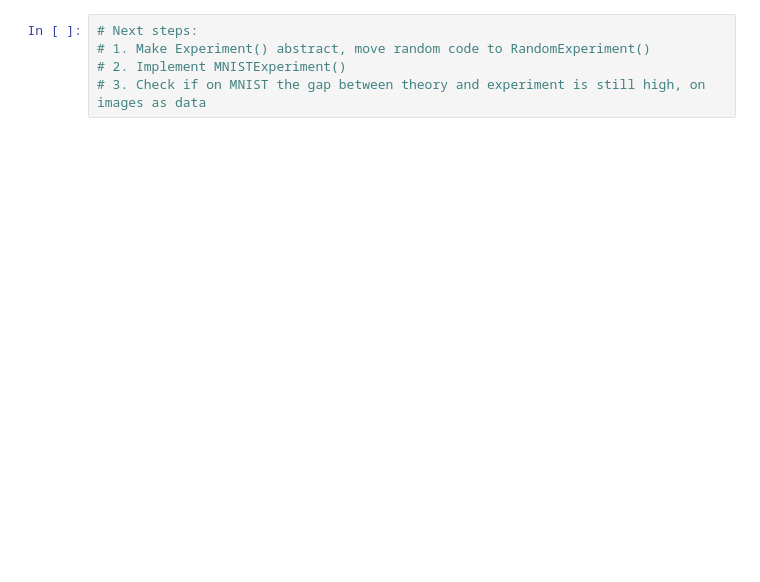
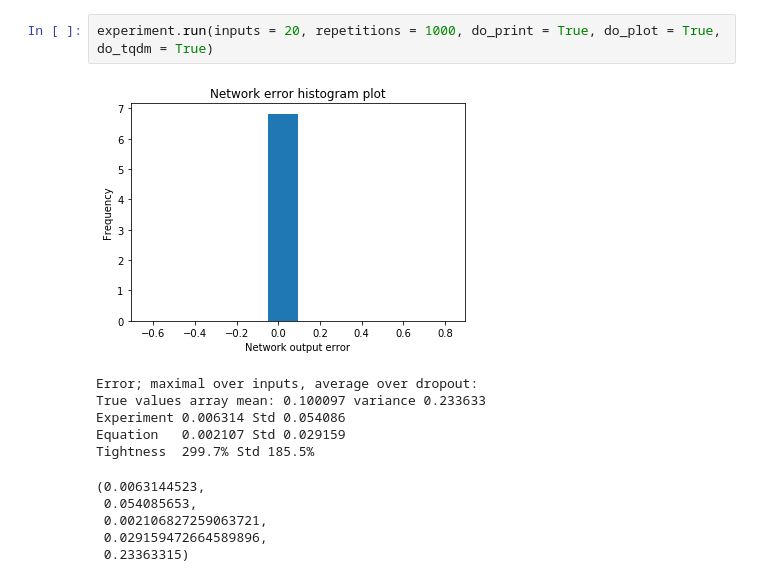
Before and after one commit to LPD-EPFL/nn-fault-tolerance, a Jupyter notebook: MNISTNet.ipynb, the cells around one changed output. Drawn from its saved outputs; the diff is of its cells as text; blank space fills up the shorter version.

```diff
--- a/MNISTNet.ipynb
+++ b/MNISTNet.ipynb
@@ -21,5 +44,14 @@ Tightness  2.0% Std 27.7%
-# %%
-# Next steps:
-# 1. Make Experiment() abstract, move random code to RandomExperiment()
-# 2. Implement MNISTExperiment()
-# 3. Check if on MNIST the gap between theory and experiment is still high, on images as data
+# %%
+experiment.run(inputs = 20, repetitions = 1000, do_print = True, do_plot = True, do_tqdm = True)
+# %% [output]
+[figure, added]
+Error; maximal over inputs, average over dropout:
+True values array mean: 0.100097 variance 0.233633
+Experiment 0.006314 Std 0.054086
+Equation   0.002107 Std 0.029159
+Tightness  299.7% Std 185.5%
+(0.0063144523,
+ 0.054085653,
+ 0.002106827259063721,
+ 0.029159472664589896,
+ 0.23363315)
```
Also changed, not shown: parts of 5 cells of this notebook.
